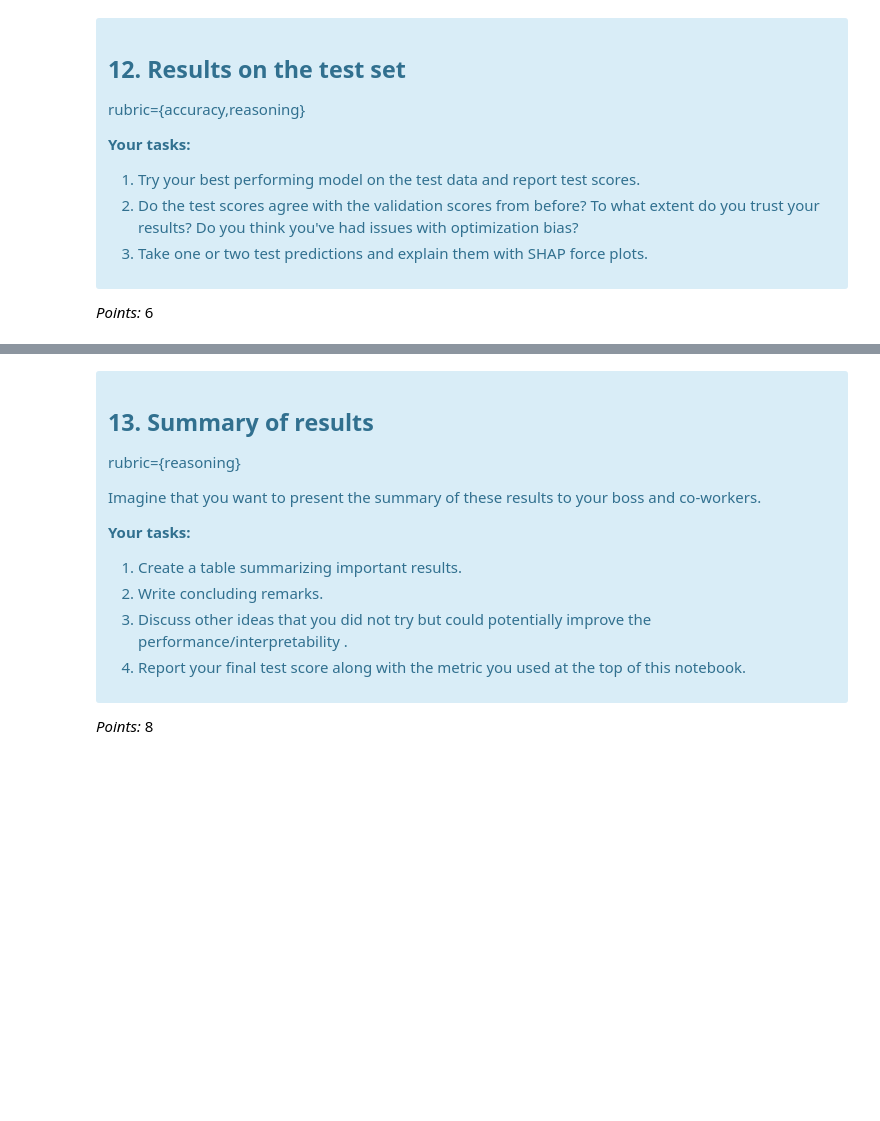
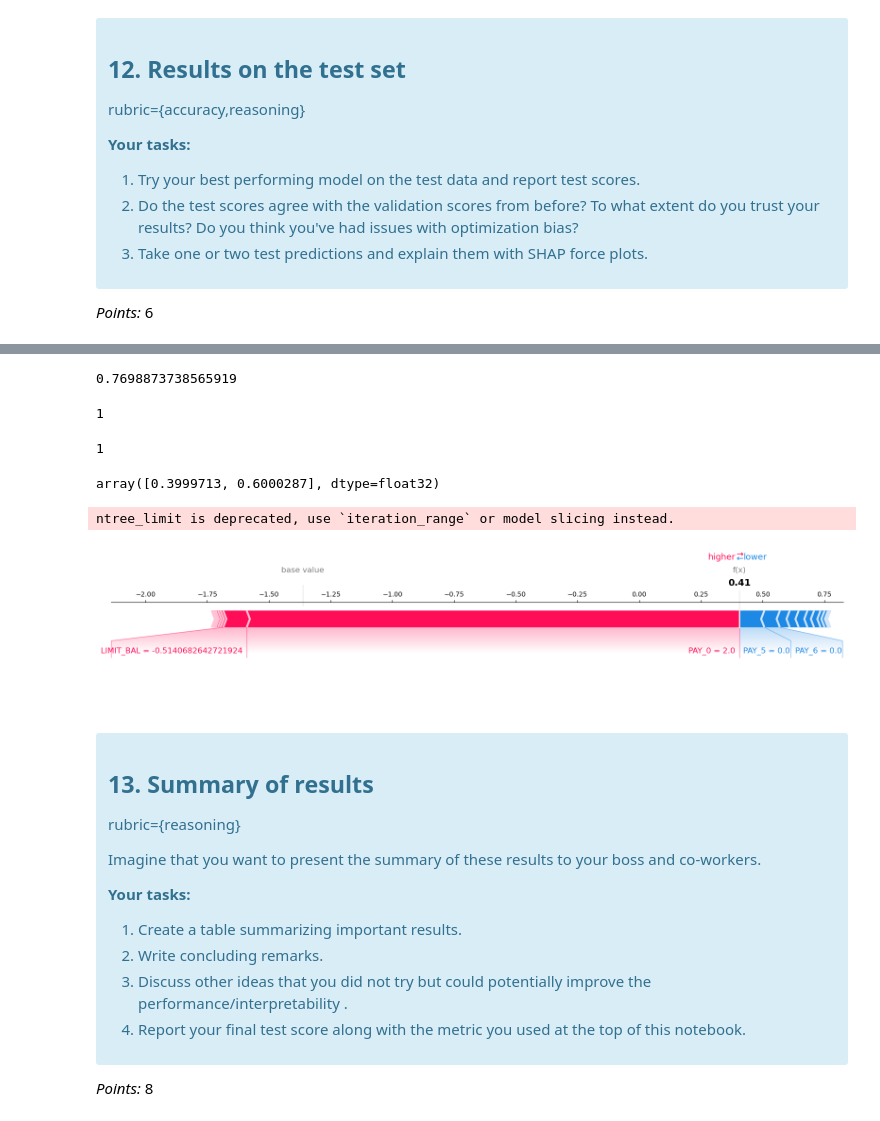
Before and after one commit to UBC-MDS/DSCI_573_lab4_PENG_GAOXIANG, a Jupyter notebook: lab4.ipynb, the cells around one changed output, grey strips where cells are left out. Saved outputs shown, nothing was run; the diff lists cells and outputs as text; code cells hidden in the pictures; blank space fills up the shorter version.

Commit message:
finish the test result

```diff
--- a/lab4.ipynb
+++ b/lab4.ipynb
@@ -713,6 +713,11 @@ X_train_enc = pd.DataFrame(
     columns=feature_names,
     index=X_train.index,
 )
+X_test_enc = pd.DataFrame(
+    data=preprocessor.transform(X_test),
+    columns=feature_names,
+    index=X_test.index,
+)
 # %% [output]
 [interactive output not drawn]
 # %%
@@ -755,3 +760,34 @@ _Type your answer here, replacing this text._
+# %%
+test_score = random_search.score(X_test, y_test)
+test_score
+# %% [output]
+0.7698873738565919
+# %%
+# True test target value
+y_test.iloc[2]
+# %% [output]
+1
+# %%
+# Predicted test target value
+random_search.best_estimator_.named_steps['xgb_tun'].predict(X_test_enc)[2]
+# %% [output]
+1
+# %%
+# Predicted test target probability
+random_search.best_estimator_.named_steps['xgb_tun'].predict_proba(X_test_enc)[2]
+# %% [output]
+array([0.3999713, 0.6000287], dtype=float32)
+# %%
+test_xgb_shap_values = xgb_explainer.shap_values(X_test_enc)
+shap.force_plot(
+    xgb_explainer.expected_value,
+    test_xgb_shap_values[2,:],
+    X_test_enc.iloc[2, :],
+    matplotlib=True,
+)
+# %% [output]
+ntree_limit is deprecated, use `iteration_range` or model slicing instead.
+[figure, added]
 # %% [markdown]
 <!-- END QUESTION -->
 
```
Also changed, not shown: parts of 10 cells of this notebook.
